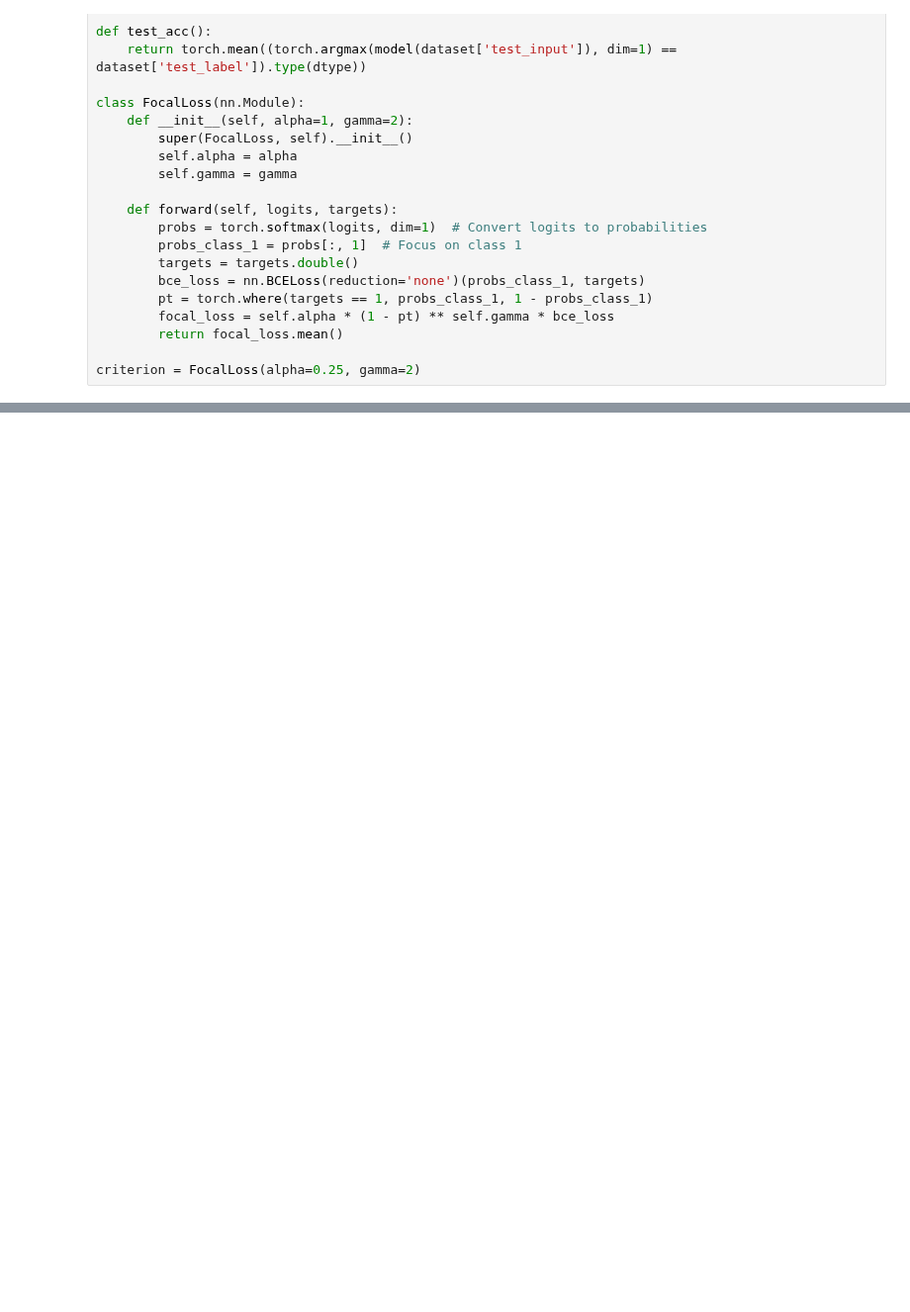
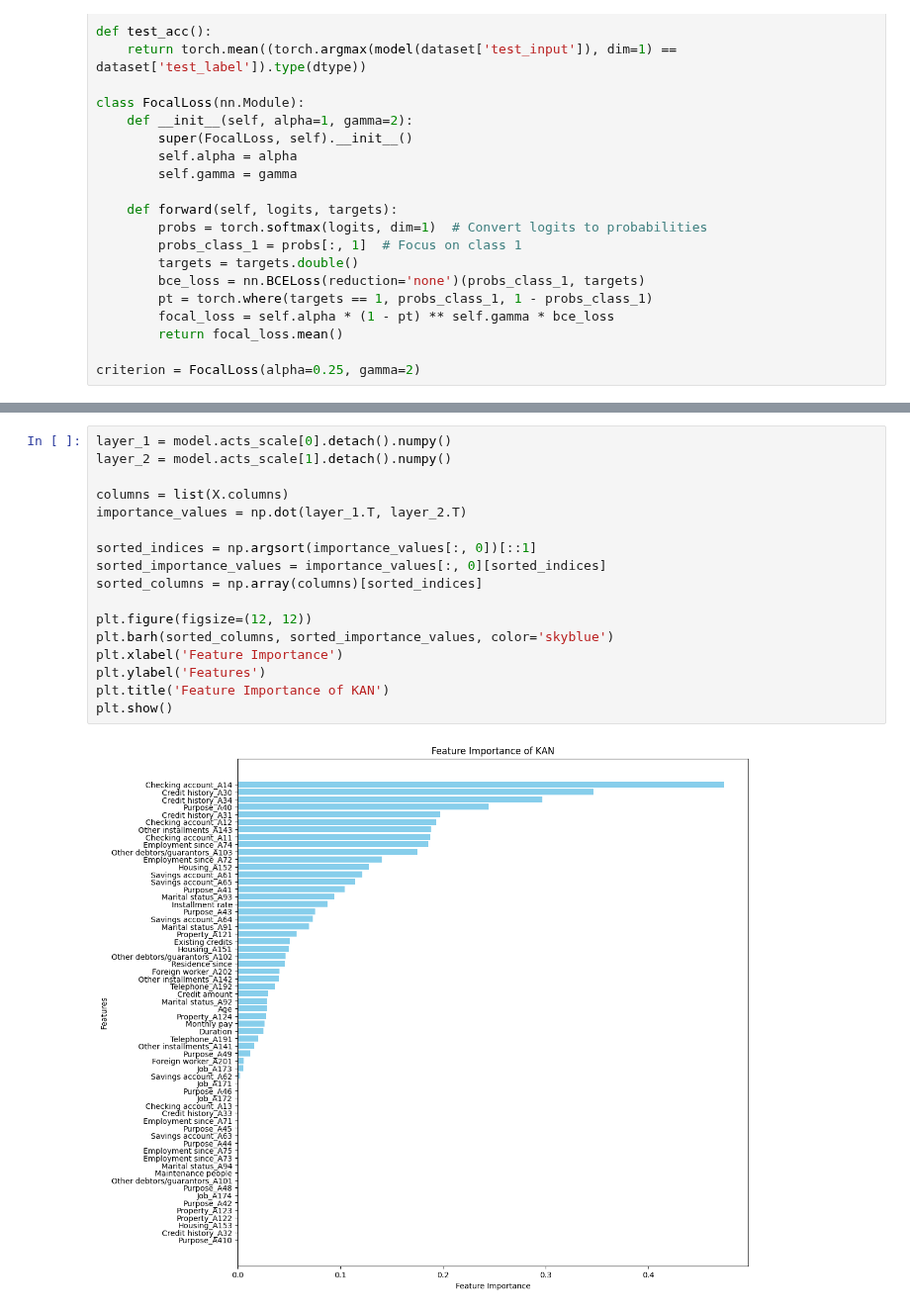
Before and after one commit to QuanPham19/functional-kan, a Jupyter notebook: phase_1/notebooks_credit/credit_origin.ipynb, the cells around one changed output, grey strips where cells are left out. Shown at 99% size. Drawn from its saved outputs; the diff is of its cells as text; blank space fills up the shorter version.

```diff
--- a/phase_1/notebooks_credit/credit_origin.ipynb
+++ b/phase_1/notebooks_credit/credit_origin.ipynb
@@ -159,0 +212,19 @@ Average Test Accuracy: 0.7680
+# %%
+layer_1 = model.acts_scale[0].detach().numpy()
+layer_2 = model.acts_scale[1].detach().numpy()
+
+columns = list(X.columns)
+importance_values = np.dot(layer_1.T, layer_2.T)
+
+sorted_indices = np.argsort(importance_values[:, 0])[::1]
+sorted_importance_values = importance_values[:, 0][sorted_indices]
+sorted_columns = np.array(columns)[sorted_indices]
+
+plt.figure(figsize=(12, 12))
+plt.barh(sorted_columns, sorted_importance_values, color='skyblue')
+plt.xlabel('Feature Importance')
+plt.ylabel('Features')
+plt.title('Feature Importance of KAN')
+plt.show()
+# %% [output]
+[figure, added]
```
Also changed, not shown: parts of 6 cells of this notebook, 6 other files.
